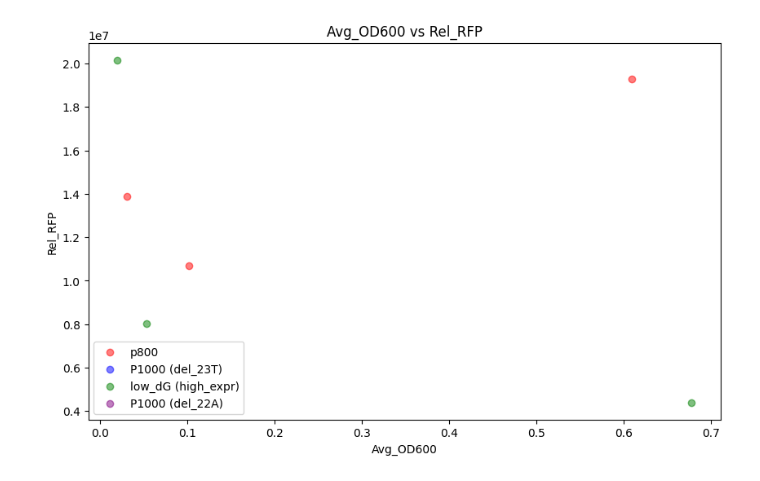
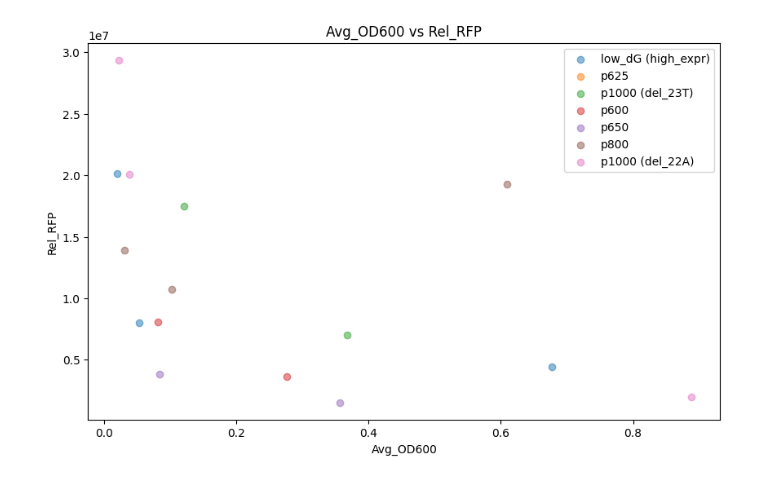
Before and after one commit to Rhys-sg/e.-coli-promoter-prediction, a Jupyter notebook: RFP_analysis_04_24_OD_RFP.ipynb, the cells around one changed output. Cells and saved outputs as stored; diff of their text form; code cells hidden in the pictures.

```diff
--- a/RFP_analysis_04_24_OD_RFP.ipynb
+++ b/RFP_analysis_04_24_OD_RFP.ipynb
@@ -8,8 +8,10 @@ first_df = pd.read_csv('Data/RFP/2025_04_24.csv')[['EC#', 'Strain', 'Avg_OD600',
 second_df = pd.read_csv('Data/RFP/2025_04_24_secondmeasurement.csv')[['EC#', 'Strain', 'Avg_OD600', 'Avg_GFP', 'Avg_RFP', 'Rel_RFP']]
 third_df = pd.read_csv('Data/RFP/2025_04_24_thirdmeasurement.csv')[['EC#', 'Strain', 'Avg_OD600', 'Avg_GFP', 'Avg_RFP', 'Rel_RFP']]
 
-first_df = first_df[first_df['EC#'].isin([63, 103, 108, 109])]
-second_df = second_df[second_df['EC#'].isin([63, 103, 108, 109])]
-third_df = third_df[third_df['EC#'].isin([63, 103, 108, 109])]
+first_df['Rep'] = 1
+second_df['Rep'] = 2
+third_df['Rep'] = 3
 
-dfs = [first_df, second_df, third_df]
+df = pd.concat([first_df, second_df, third_df], ignore_index=True)
+df = df.sort_values(by=['EC#', 'Rep'], ignore_index=True)
+df.head(10)
@@ -23,0 +30,10 @@ first_df.head()
+# %%
+df_range = first_df[['EC#', 'Strain']].sort_values(by=['EC#'], ignore_index=True)
+
+df_range['Min'] = df.groupby('EC#')['Rel_RFP'].min().values
+df_range['Max'] = df.groupby('EC#')['Rel_RFP'].max().values
+df_range['range'] = df_range['Max'] - df_range['Min']
+
+df_range = df_range.sort_values(by=['range'], ascending=False)
+
+df_range.head(None)
@@ -24,30 +58,38 @@ first_df.head()
+# %%
+percentile = df_range['range'].quantile(0.7)
+filtered_df = df_range[df_range['range'] > percentile]
+
+first_df = first_df[first_df['EC#'].isin(filtered_df['EC#'])]
+second_df = second_df[second_df['EC#'].isin(filtered_df['EC#'])]
+third_df = third_df[third_df['EC#'].isin(filtered_df['EC#'])]
+
+dfs = [first_df, second_df, third_df]
 # %%
-# make a scatter plot of Avg_OD600 vs Rel_RFP, seperating the points by Strain
-
-strains = ['p800', 'P1000 (del_23T)', 'low_dG (high_expr)', 'P1000 (del_22A)']
-strain_colors = {'p800': 'red', 'P1000 (del_23T)': 'blue', 'low_dG (high_expr)': 'green', 'P1000 (del_22A)': 'purple'}
+strains = filtered_df['Strain'].unique()
+cmap = plt.get_cmap('tab10')
+strain_colors = {strain: cmap(i) for i, strain in enumerate(strains)}
 
 legend_set = set()
 
 plt.figure(figsize=(10, 6))
 
 for df in dfs:
     for strain in strains:
         strain_df = df[df['Strain'] == strain]
         plt.scatter(
             strain_df['Avg_OD600'],
             strain_df['Rel_RFP'],
             color=strain_colors[strain],
             label=strain if strain not in legend_set else "",
             alpha=0.5,
         )
         legend_set.add(strain)
 
 plt.legend()
 
 plt.xlabel('Avg_OD600')
 plt.ylabel('Rel_RFP')
 plt.title('Avg_OD600 vs Rel_RFP')
 plt.show()
 # %% [output]
-[figure, old version]
+[figure, new version]
```
Also changed, not shown: parts of 3 cells of this notebook, 2 other files.
